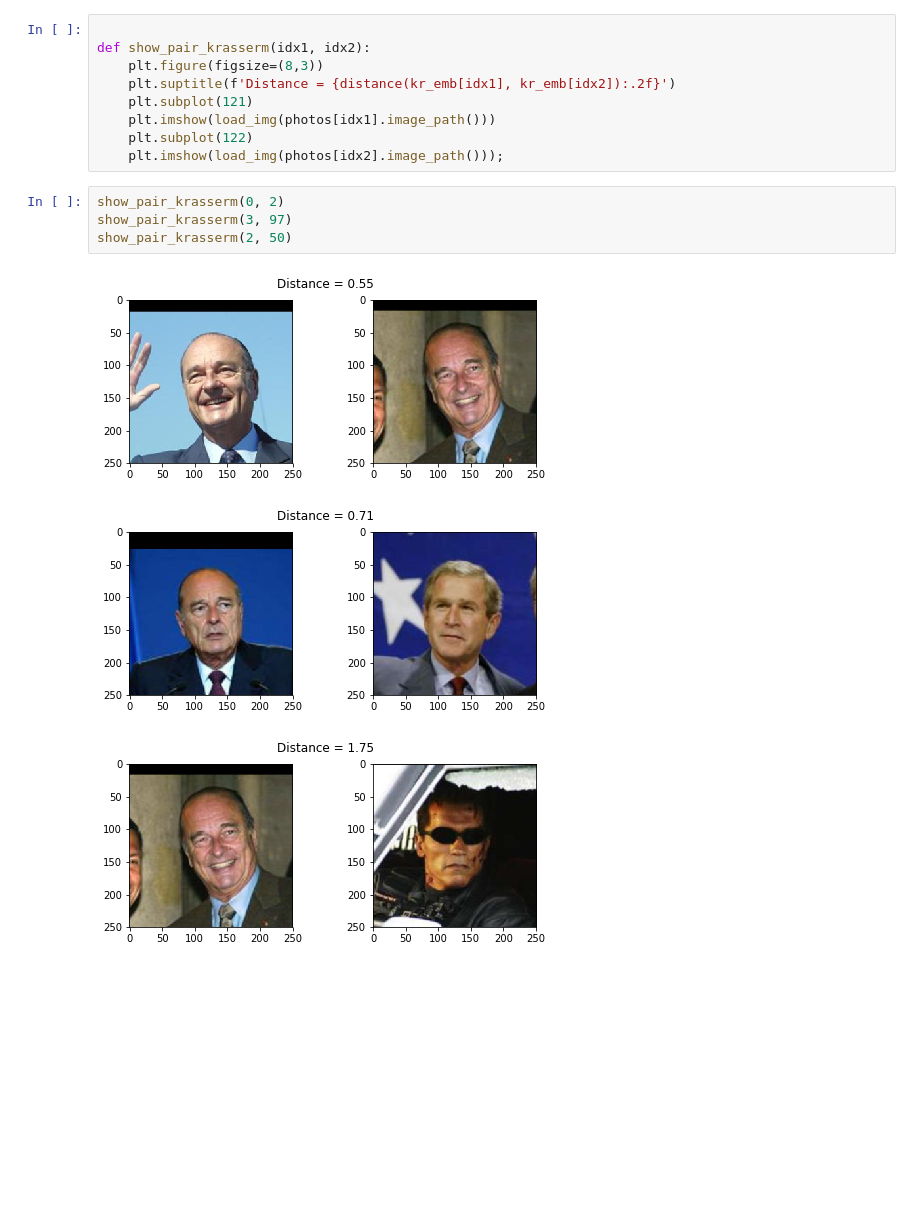
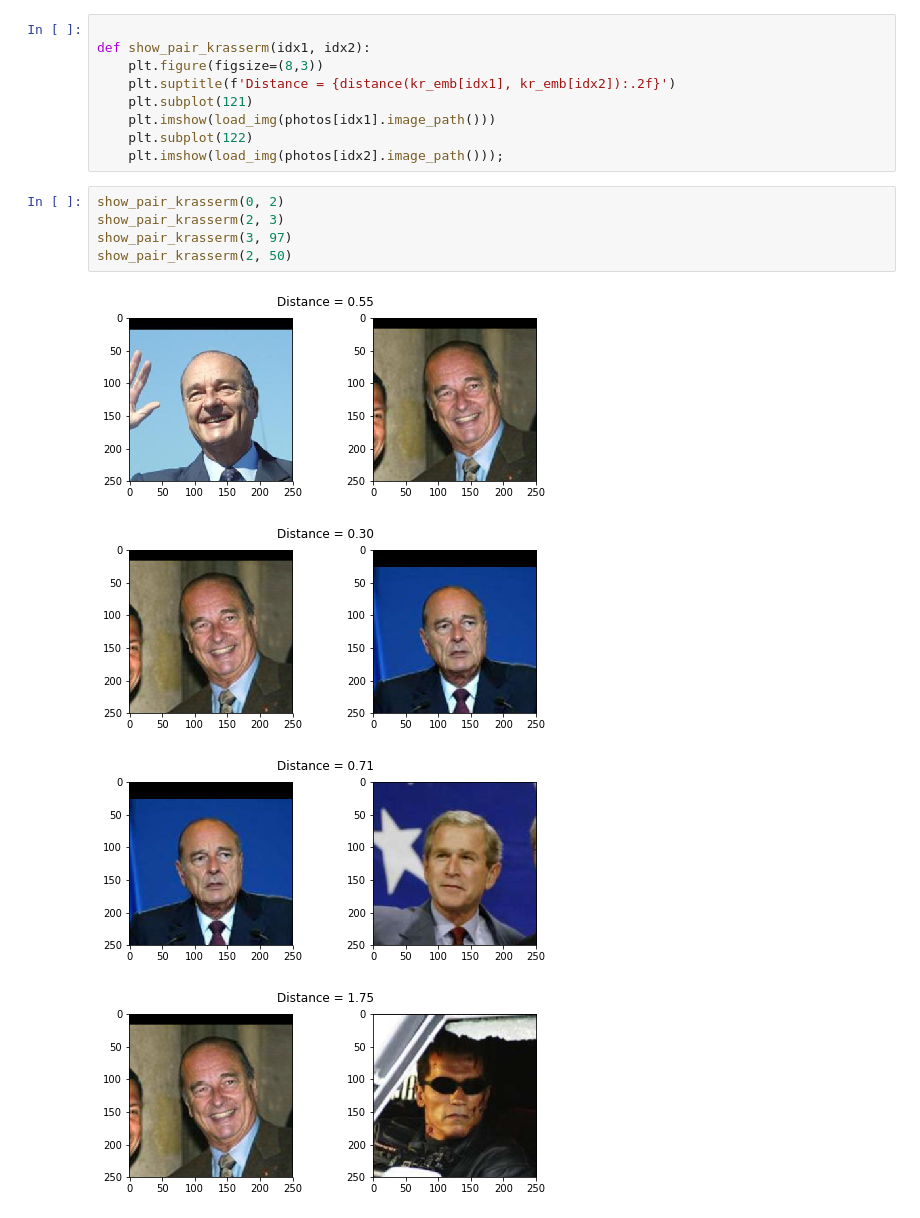
Before and after one commit to otzhora/face_recognition_models_comparation, a Jupyter notebook: FaceNet/face_net_rec.ipynb, the cells around one changed output. Cells and saved outputs as stored; diff of their text form; blank space fills up the shorter version.

```diff
--- a/FaceNet/face_net_rec.ipynb
+++ b/FaceNet/face_net_rec.ipynb
@@ -152,9 +152,11 @@ def show_pair_krasserm(idx1, idx2):
     plt.imshow(load_img(photos[idx2].image_path()));
 # %%
 show_pair_krasserm(0, 2)
+show_pair_krasserm(2, 3)
 show_pair_krasserm(3, 97)
 show_pair_krasserm(2, 50)
 # %% [output]
 [figure]
-[figure, old version]
+[figure, new version]
-[figure, old version]
+[figure, new version]
+[figure, added]
```
